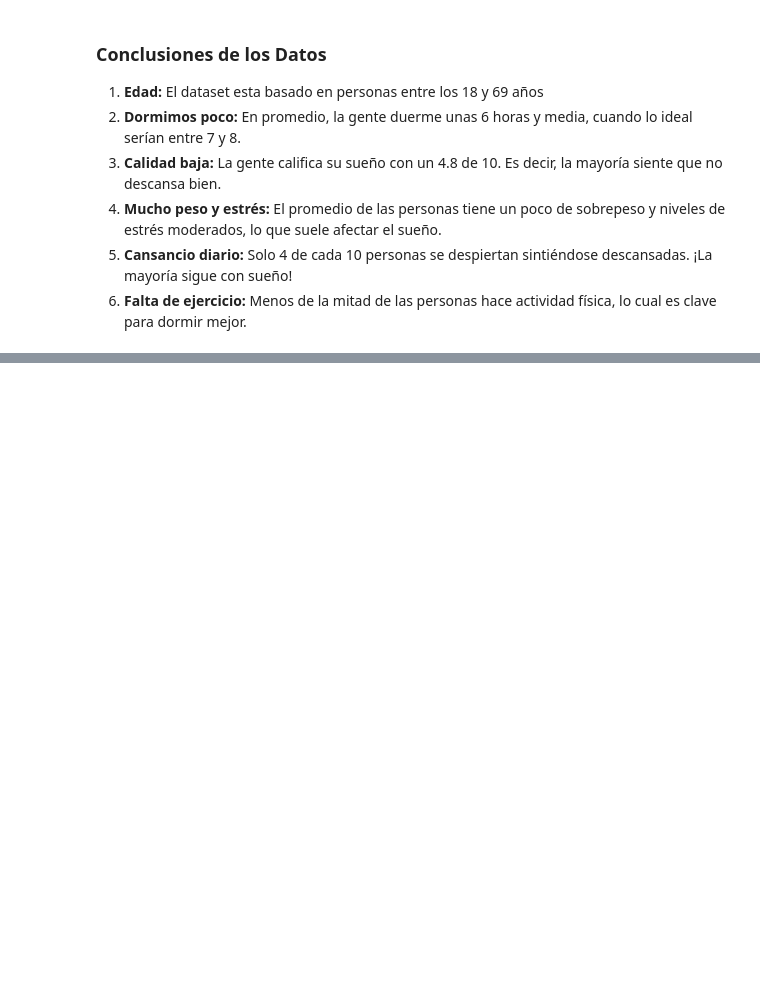
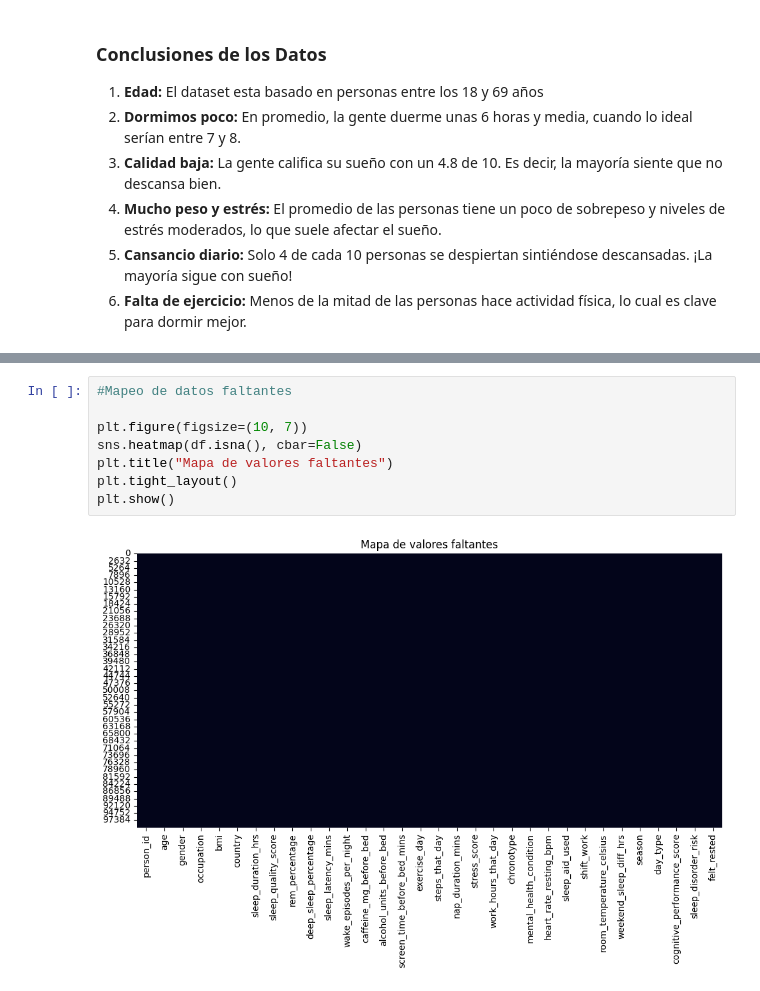
Before and after one commit to R3vival/Intro_Ciencia_De_Datos_Trabajo, a Jupyter notebook: Trabajo_Final_Intro_DC.ipynb, the cells around one changed output, grey strips where cells are left out. Saved outputs shown, nothing was run; the diff lists cells and outputs as text; blank space fills up the shorter version.

Commit message:
Calidad de datos e inicio de analisis

```diff
--- a/Trabajo_Final_Intro_DC.ipynb
+++ b/Trabajo_Final_Intro_DC.ipynb
@@ -138,0 +187,10 @@ df.describe()
+# %%
+#Mapeo de datos faltantes
+
+plt.figure(figsize=(10, 7))
+sns.heatmap(df.isna(), cbar=False)
+plt.title("Mapa de valores faltantes")
+plt.tight_layout()
+plt.show()
+# %% [output]
+[figure, added]
```
Also changed, not shown: parts of 13 cells of this notebook.
